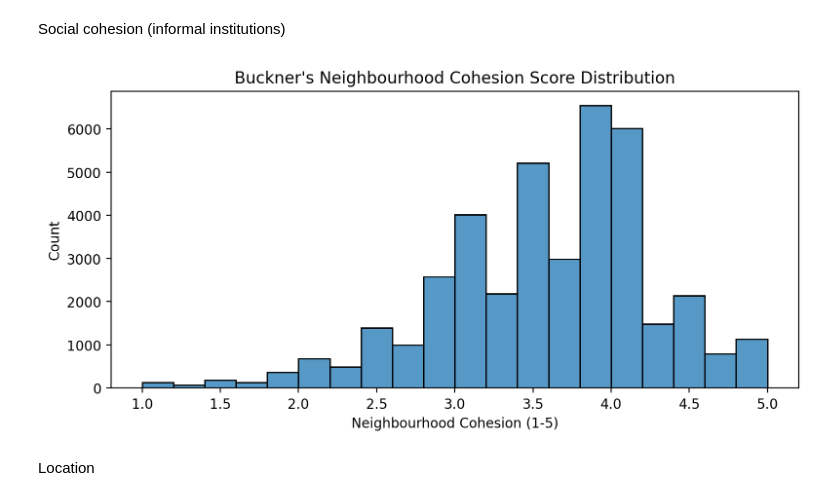
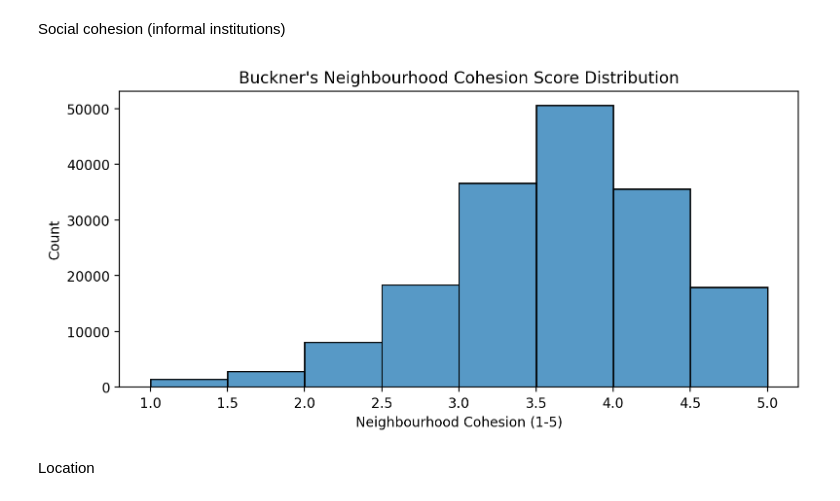
Before and after one commit to arikatz123/ukhls_informal_institutions_project, a Jupyter notebook: notebooks/refined_data_processing.ipynb, the cells around one changed output. Cells and saved outputs as stored; diff of their text form; code cells hidden in the pictures.

```diff
--- a/notebooks/refined_data_processing.ipynb
+++ b/notebooks/refined_data_processing.ipynb
@@ -60,5 +57,0 @@ Great! For now, I'll just use data from wave C, which has the highest number of
-# %%
-# Drop all waves except wave c
-
-df = df[df['wave'] == 'c']
-print("Shape after dropping waves:", df.shape)
@@ -254,21 +286,21 @@ Social cohesion (informal institutions)
 # %%
 # Create histogram of nbrsnci_dv (neighbourhood cohesion)
 col = 'nbrsnci_dv'
 nbr_min = 1
 nbr_max = 5
 
-# bins of width 1, starting from the min value
-bins = np.arange(nbr_min, nbr_max + 0.01, 0.2)
+# bins of width 0.5, starting from the min value
+bins = np.arange(nbr_min, nbr_max + 0.01, 0.5)
 
 plt.figure(figsize=(8, 4))
 sns.histplot(X[col], bins=bins, kde=False, color='C0')
 plt.title("Buckner's Neighbourhood Cohesion Score Distribution")
 plt.xlabel('Neighbourhood Cohesion (1-5)')
 plt.ylabel('Count')
 plt.tight_layout()
 plt.show()
 # %% [output]
-[figure, old version]
+[figure, new version]
 # %% [markdown]
 Location
 # %%
```
Also changed, not shown: parts of 26 cells of this notebook, 1 other file.
